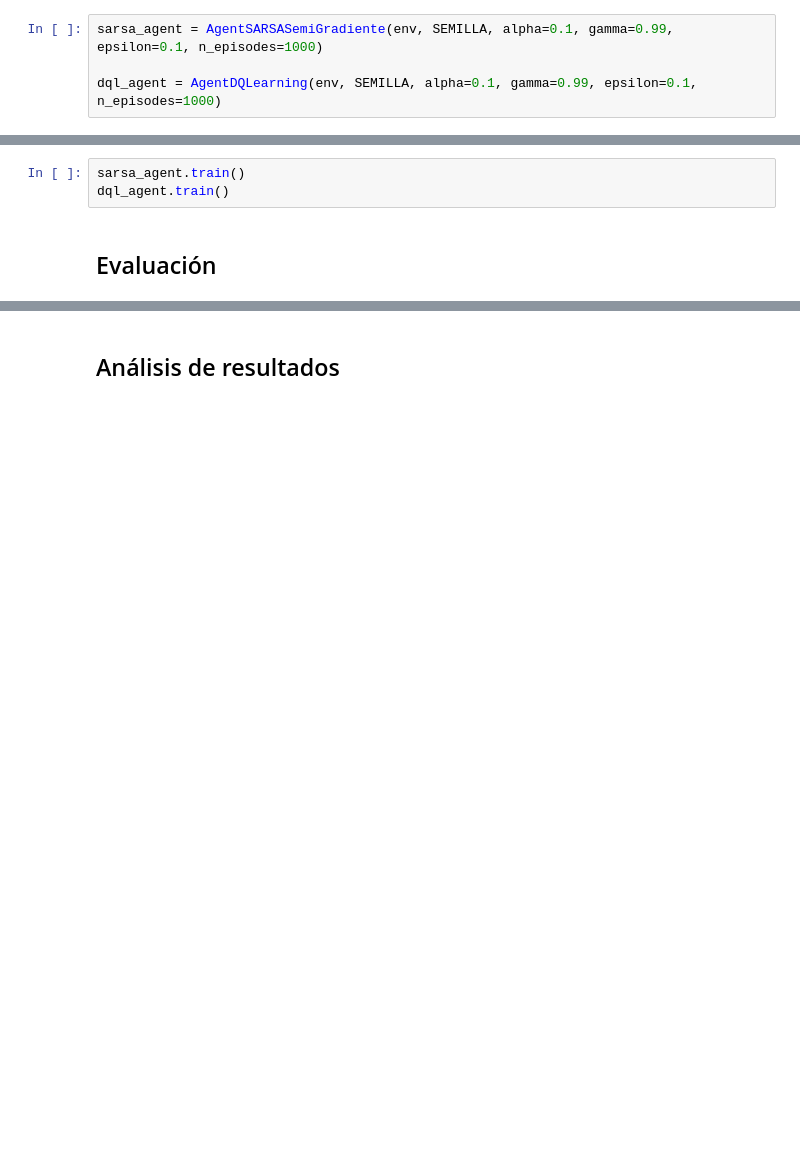
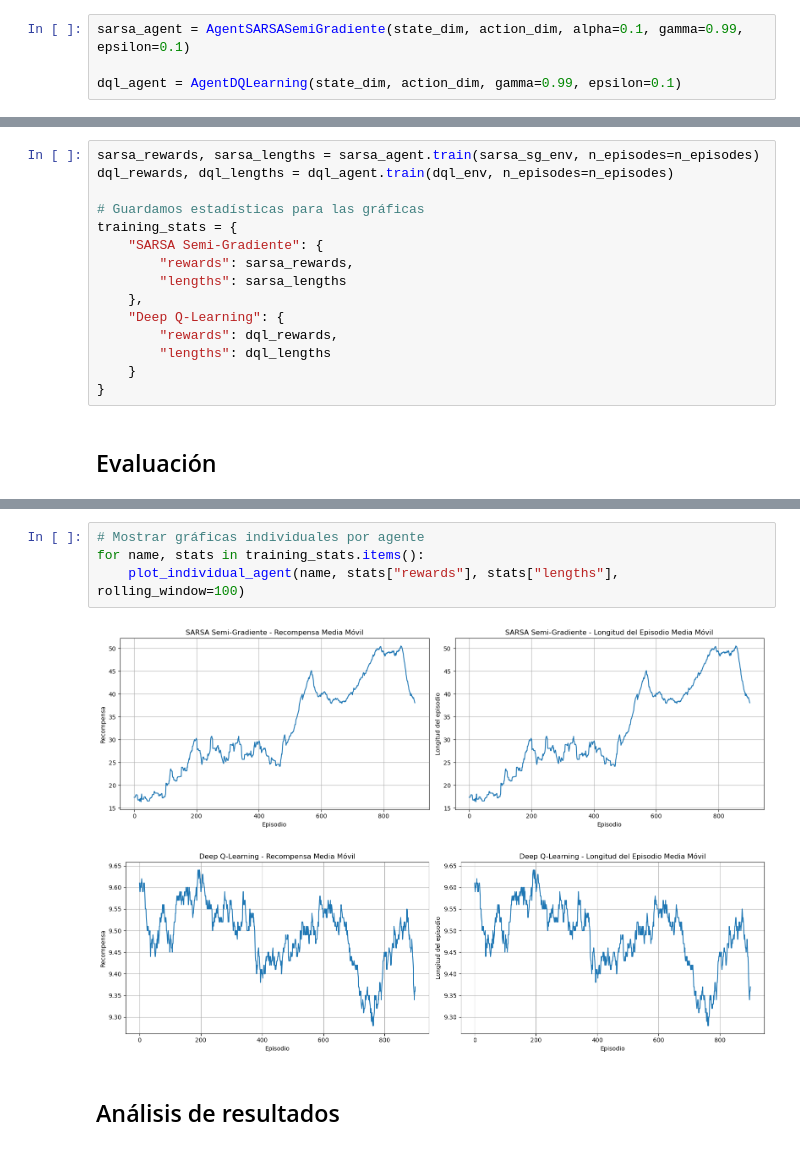
Before and after one commit to oliatom350/RL_SFDD, a Jupyter notebook: Estudio_Metodos_Aproximaciones.ipynb, the cells around one changed output, grey strips where cells are left out. Saved outputs shown, nothing was run; the diff lists cells and outputs as text; blank space fills up the shorter version.

```diff
--- a/Estudio_Metodos_Aproximaciones.ipynb
+++ b/Estudio_Metodos_Aproximaciones.ipynb
@@ -64,14 +88,26 @@ Estas dimensiones son las que influyen en la cantidad de estados de los que disp
 # %% [markdown]
 ## Creación de agentes
 # %%
-sarsa_agent = AgentSARSASemiGradiente(env, SEMILLA, alpha=0.1, gamma=0.99, epsilon=0.1, n_episodes=1000)
+sarsa_agent = AgentSARSASemiGradiente(state_dim, action_dim, alpha=0.1, gamma=0.99, epsilon=0.1)
 
-dql_agent = AgentDQLearning(env, SEMILLA, alpha=0.1, gamma=0.99, epsilon=0.1, n_episodes=1000)
+dql_agent = AgentDQLearning(state_dim, action_dim, gamma=0.99, epsilon=0.1)
 # %% [markdown]
 ## Entrenamiento
 # %%
-sarsa_agent.train()
-dql_agent.train()
+sarsa_rewards, sarsa_lengths = sarsa_agent.train(sarsa_sg_env, n_episodes=n_episodes)
+dql_rewards, dql_lengths = dql_agent.train(dql_env, n_episodes=n_episodes)
+
+# Guardamos estadísticas para las gráficas
+training_stats = {
+    "SARSA Semi-Gradiente": {
+        "rewards": sarsa_rewards,
+        "lengths": sarsa_lengths
+    },
+    "Deep Q-Learning": {
+        "rewards": dql_rewards,
+        "lengths": dql_lengths
+    }
+}
 # %% [markdown]
 ## Evaluación
 # %%
@@ -80,3 +159,10 @@ dql_agent.train()
+# %%
+# Mostrar gráficas individuales por agente
+for name, stats in training_stats.items():
+    plot_individual_agent(name, stats["rewards"], stats["lengths"], rolling_window=100)
+# %% [output]
+[figure, added]
+[figure, added]
 # %% [markdown]
 ## Análisis de resultados
 # %%
```
Also changed, not shown: parts of 5 cells of this notebook, 4 other files.
